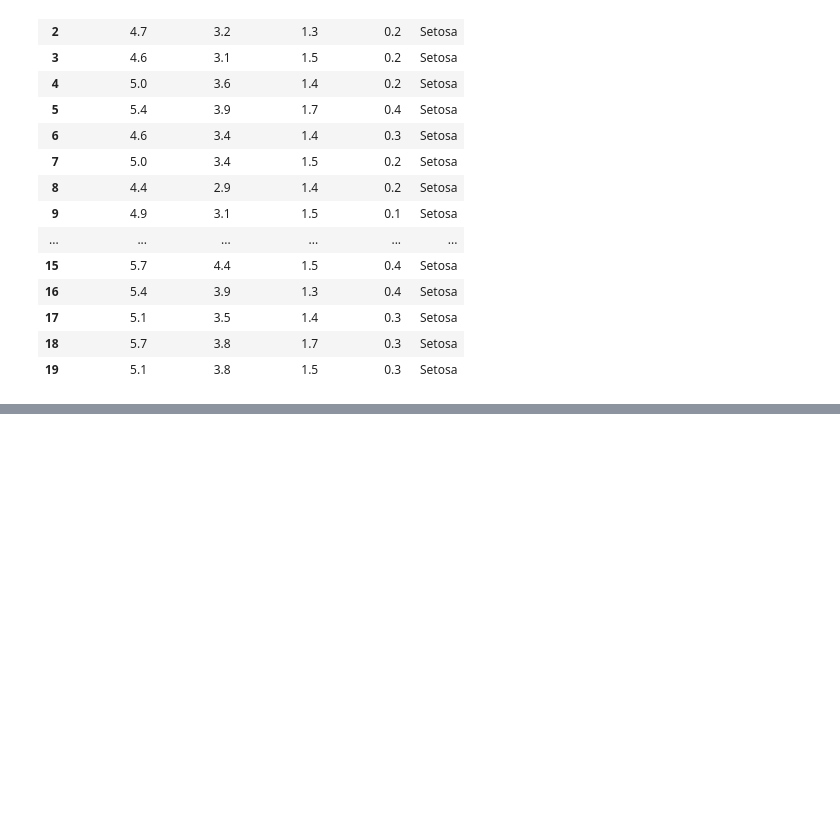
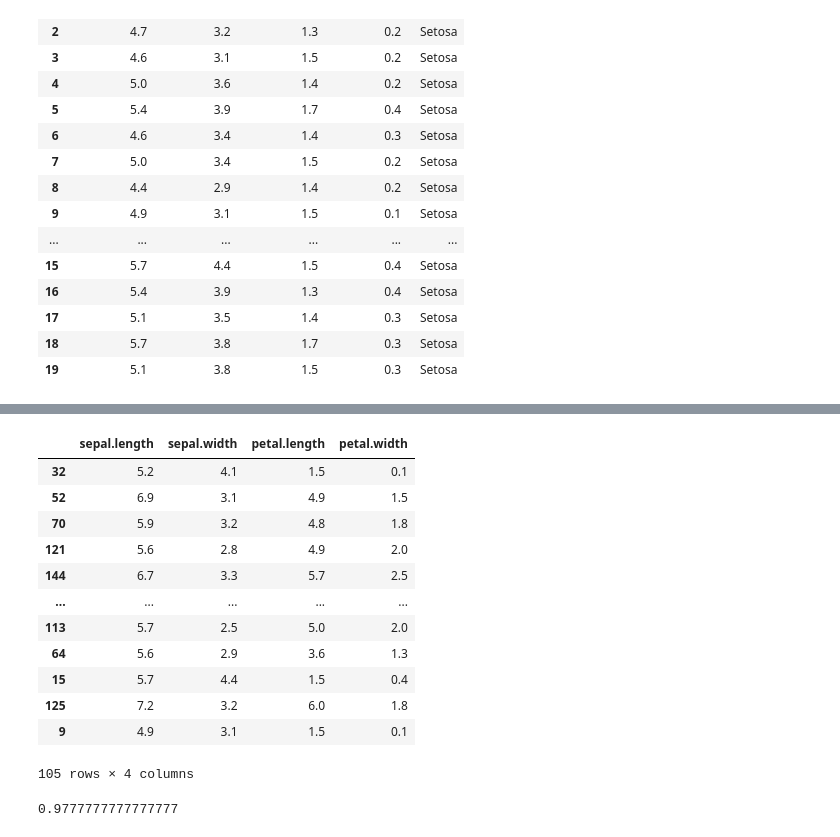
Before and after one commit to Jhonfiliusgultom3/pendat, a Jupyter notebook: _sources/decisiontree.ipynb, the cells around one changed output, grey strips where cells are left out. Saved outputs shown, nothing was run; the diff lists cells and outputs as text; code cells hidden in the pictures; blank space fills up the shorter version.

```diff
--- a/_sources/decisiontree.ipynb
+++ b/_sources/decisiontree.ipynb
@@ -55,0 +90,32 @@ _ = tree.plot_tree(clf, feature_names=list(data_iris.columns.values)[:4], class_
+# %%
+from sklearn.model_selection import train_test_split
+
+x_train, x_test, y_train, y_test = train_test_split(x,y, test_size =0.3, random_state=10)
+
+x_train
+# %% [output]
+|  | sepal.length | sepal.width | petal.length | petal.width |
+| 32 | 5.2 | 4.1 | 1.5 | 0.1 |
+| 52 | 6.9 | 3.1 | 4.9 | 1.5 |
+| 70 | 5.9 | 3.2 | 4.8 | 1.8 |
+| 121 | 5.6 | 2.8 | 4.9 | 2.0 |
+| 144 | 6.7 | 3.3 | 5.7 | 2.5 |
+| ... | ... | ... | ... | ... |
+| 113 | 5.7 | 2.5 | 5.0 | 2.0 |
+| 64 | 5.6 | 2.9 | 3.6 | 1.3 |
+| 15 | 5.7 | 4.4 | 1.5 | 0.4 |
+| 125 | 7.2 | 3.2 | 6.0 | 1.8 |
+| 9 | 4.9 | 3.1 | 1.5 | 0.1 |
+105 rows × 4 columns
+# %%
+from sklearn.tree import DecisionTreeClassifier
+
+model = DecisionTreeClassifier()
+model.fit(x_train,y_train)
+
+hasil_prediksi = model .predict(x_test)
+
+
+print(accuracy_score(hasil_prediksi,y_test))
+# %% [output]
+0.9777777777777777
```
Also changed, not shown: parts of 4 cells of this notebook, 14 other files.
